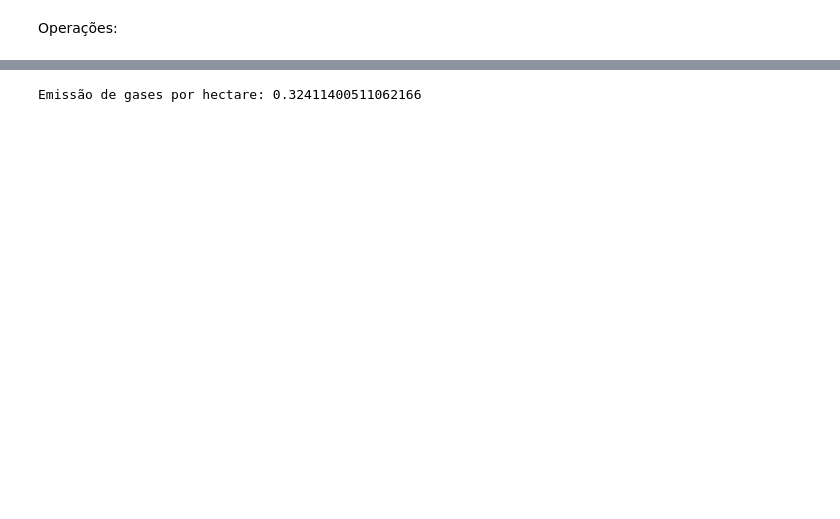
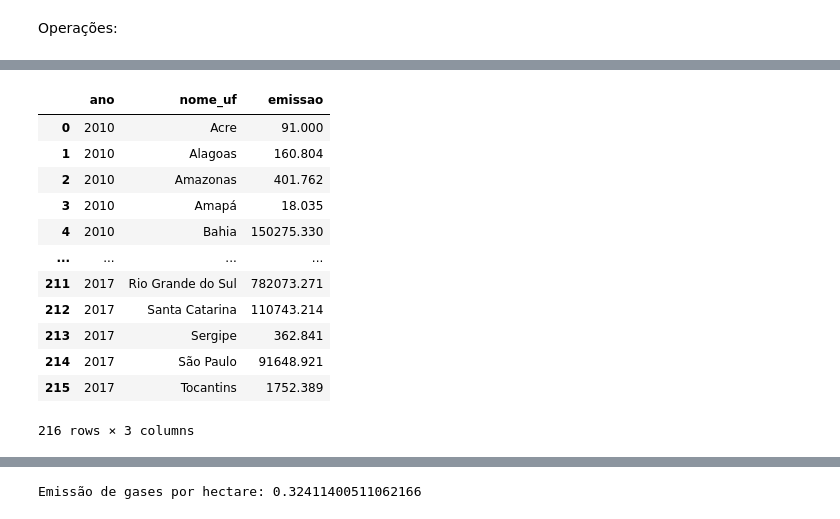
Before and after one commit to hn5003162/Analise_Exploratoria_de_Dados, a Jupyter notebook: Projeto_Aplicado_I_AED.ipynb, the cells around one changed output, grey strips where cells are left out. Drawn from its saved outputs; the diff is of its cells as text; code cells hidden in the pictures; blank space fills up the shorter version.

```diff
--- a/Projeto_Aplicado_I_AED.ipynb
+++ b/Projeto_Aplicado_I_AED.ipynb
@@ -88,5 +131,19 @@ base.emissao.std()
 # %%
 # seleciona várias colunas. Colocar lista de campos
-#base[["ano","nome_uf","emissao"]]
+base[["ano","nome_uf","emissao"]]
+# %% [output]
+|  | ano | nome_uf | emissao |
+| 0 | 2010 | Acre | 91.000 |
+| 1 | 2010 | Alagoas | 160.804 |
+| 2 | 2010 | Amazonas | 401.762 |
+| 3 | 2010 | Amapá | 18.035 |
+| 4 | 2010 | Bahia | 150275.330 |
+| ... | ... | ... | ... |
+| 211 | 2017 | Rio Grande do Sul | 782073.271 |
+| 212 | 2017 | Santa Catarina | 110743.214 |
+| 213 | 2017 | Sergipe | 362.841 |
+| 214 | 2017 | São Paulo | 91648.921 |
+| 215 | 2017 | Tocantins | 1752.389 |
+216 rows × 3 columns
 # %%
 # 3) Qual é a região com maior perda de alimentos?
```
Also changed, not shown: parts of 22 cells of this notebook.
